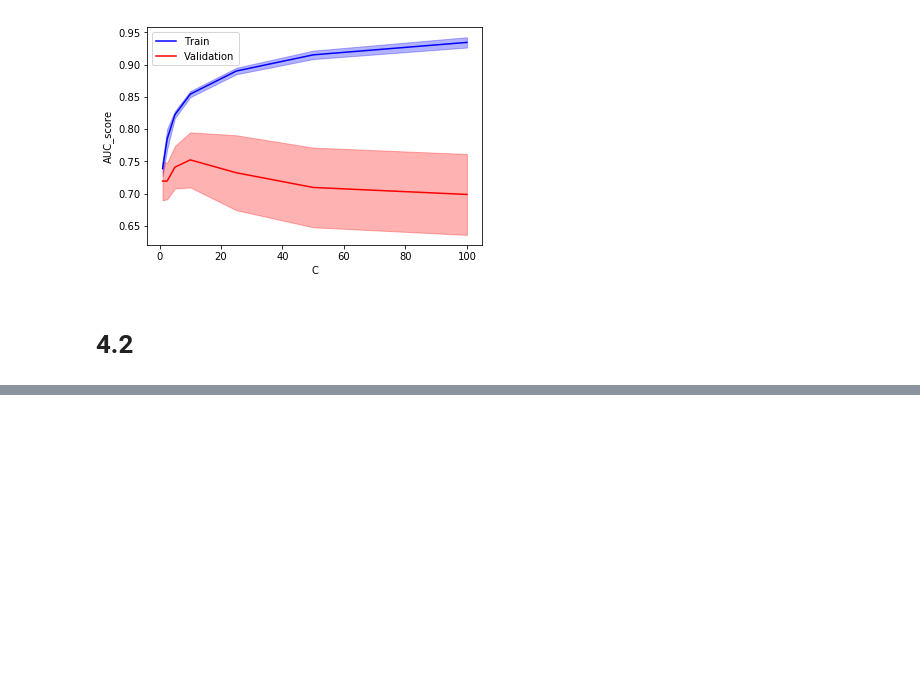
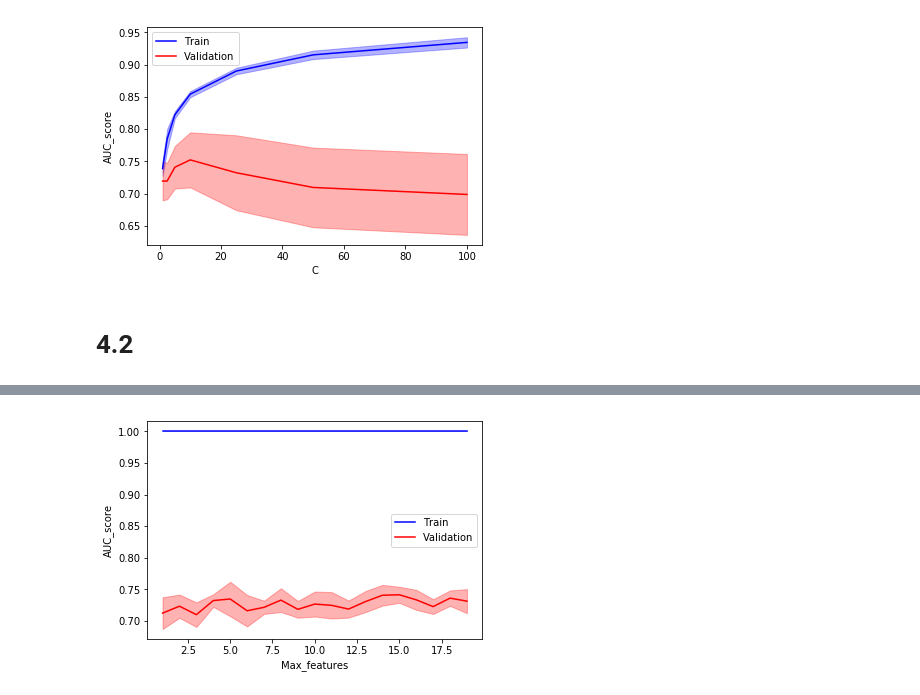
Before and after one commit to pfromer/MachineLearningTps, a Jupyter notebook: parte4.ipynb, the cells around one changed output, grey strips where cells are left out. Saved outputs shown, nothing was run; the diff lists cells and outputs as text; code cells hidden in the pictures; blank space fills up the shorter version.

```diff
--- a/parte4.ipynb
+++ b/parte4.ipynb
@@ -319,0 +388,15 @@ lista[2](4.56)
+# %%
+plt.plot(df.index,df.train_score_mean,color="b",label="Train")
+plt.fill_between(df.index, df.train_score_mean - df.train_score_err,
+                 df.train_score_mean + df.train_score_err, alpha=0.3,color="b")
+
+plt.plot(df.index,df.val_score_mean,color="r",label="Validation")
+plt.fill_between(df.index, df.val_score_mean - df.val_score_err,
+                 df.val_score_mean + df.val_score_err, alpha=0.3,color="r")
+
+plt.xlabel("Max_features")
+plt.ylabel("AUC_score")
+plt.legend()
+plt.show()
+# %% [output]
+[figure, added]
```
Also changed, not shown: parts of 16 cells of this notebook.
